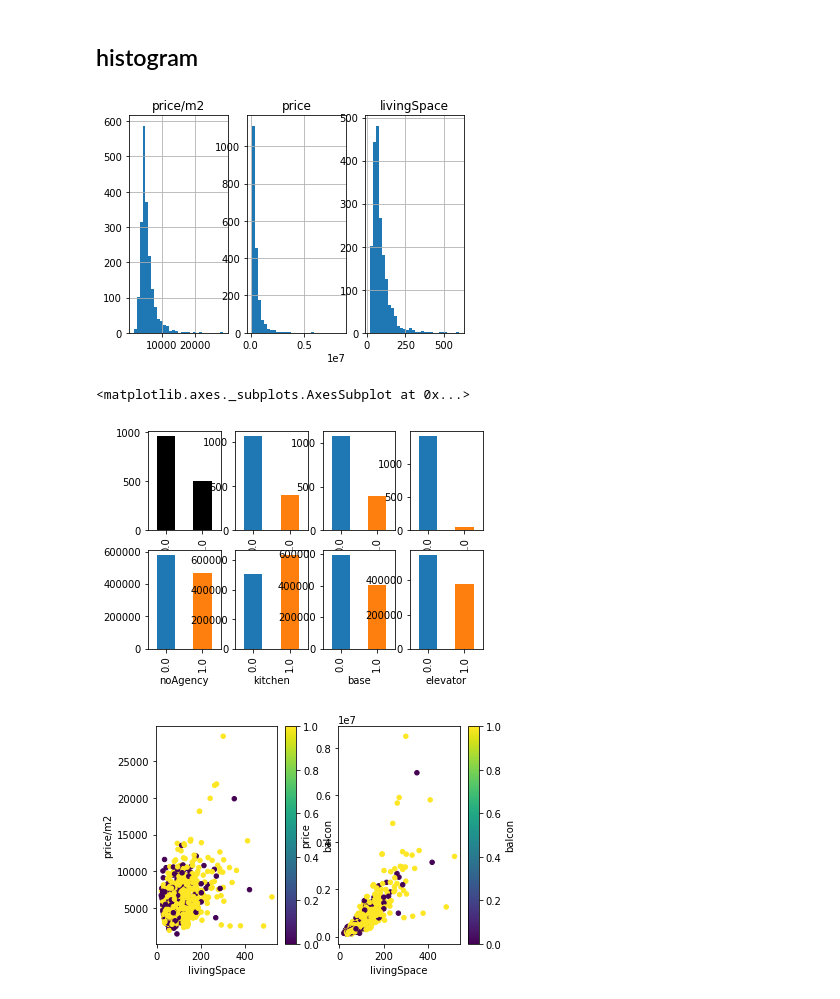
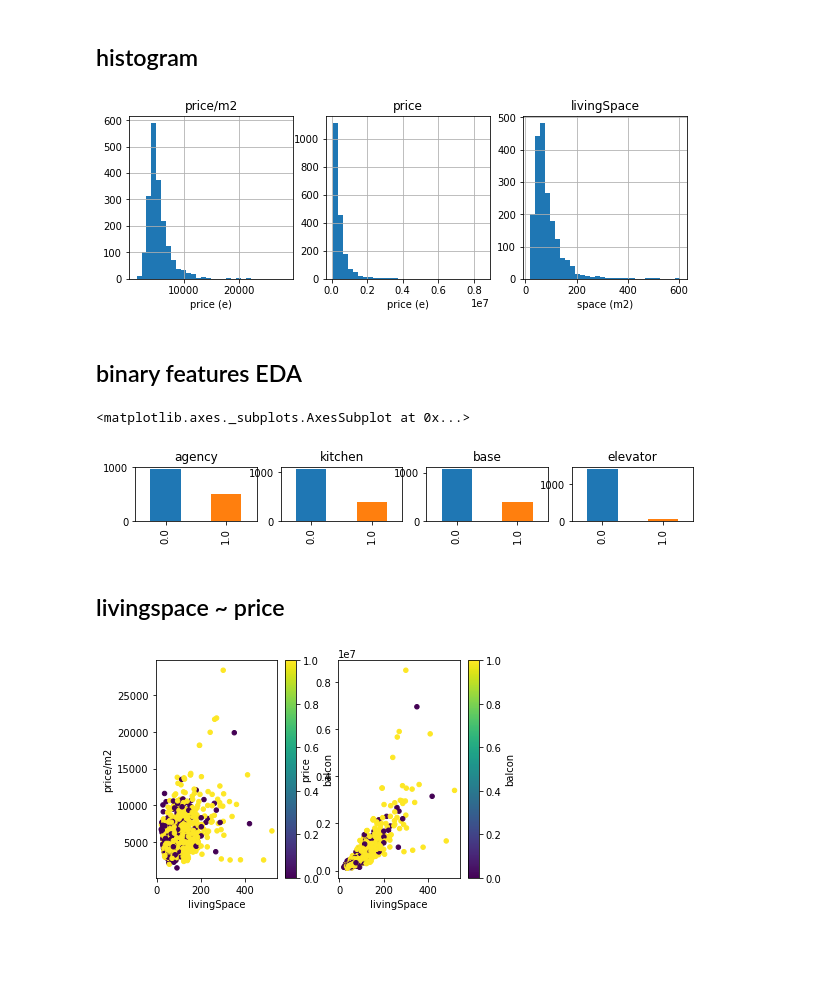
Before and after one commit to soyoungkwon/immo_price, a Jupyter notebook: immobilien_visualization.ipynb, the cells around one changed output. Cells and saved outputs as stored; diff of their text form; code cells hidden in the pictures; blank space fills up the shorter version.

```diff
--- a/immobilien_visualization.ipynb
+++ b/immobilien_visualization.ipynb
@@ -90,12 +119,13 @@ df = df[df['price/m2']<50000]
 # %% [markdown]
 ## histogram
 # %%
-plt.subplot(1,3,1); plt.title('price/m2')
+plt.figure(figsize=(10,3))
+plt.subplot(1,3,1); plt.title('price/m2'); plt.xlabel(('price (e)'));
 df['price/m2'].hist(bins=30)
-plt.subplot(1,3,2); plt.title('price')
+plt.subplot(1,3,2); plt.title('price'); plt.xlabel('price (e)')
 df['price'].hist(bins=30)
-plt.subplot(1,3,3); plt.title('livingSpace')
+plt.subplot(1,3,3); plt.title('livingSpace'); plt.xlabel('space (m2)')
 df['livingSpace'].hist(bins=30)
 plt.show()
 # %% [output]
-[figure, old version]
+[figure, new version]
@@ -128,16 +132,20 @@ top50_part = df['part'].value_counts()[:70].keys()
+# %% [markdown]
+## binary features EDA
 # %%
-fig, axes = plt.subplots(nrows=2, ncols=4)
-df['noAgency'].value_counts().plot.bar(ax=axes[0,0],cmap='gray')
-df['kitchen'].value_counts().plot.bar(ax=axes[0,1])
-df['base'].value_counts().plot.bar(ax=axes[0,2])
-df['elevator'].value_counts().plot.bar(ax=axes[0,3])
-df.groupby('noAgency')['price'].mean().plot.bar(ax=axes[1,0])
-df.groupby('kitchen')['price'].mean().plot.bar(ax=axes[1,1])
-df.groupby('base')['price'].mean().plot.bar(ax=axes[1,2])
-df.groupby('elevator')['price'].mean().plot.bar(ax=axes[1,3])
+fig, axes = plt.subplots(nrows=1, ncols=4, figsize=(10,1))
+df['noAgency'].value_counts().plot.bar(ax=axes[0], title='agency');
+df['kitchen'].value_counts().plot.bar(ax=axes[1], title='kitchen')
+df['base'].value_counts().plot.bar(ax=axes[2], title='base')
+df['elevator'].value_counts().plot.bar(ax=axes[3], title='elevator')
+# df.groupby('noAgency')['price'].mean().plot.bar(ax=axes[1,0])
+# df.groupby('kitchen')['price'].mean().plot.bar(ax=axes[1,1])
+# df.groupby('base')['price'].mean().plot.bar(ax=axes[1,2])
+# df.groupby('elevator')['price'].mean().plot.bar(ax=axes[1,3])
 # %% [output]
 <matplotlib.axes._subplots.AxesSubplot at 0x...>
-[figure, old version]
+[figure, new version]
+# %% [markdown]
+## livingspace ~ price
 # %%
 fig, axes = plt.subplots(nrows=1, ncols=2)
 df.plot(kind= 'scatter', x='livingSpace', y='price/m2',ax=axes[0], c='balcon',cmap='viridis')
```
Also changed, not shown: parts of 24 cells of this notebook.
